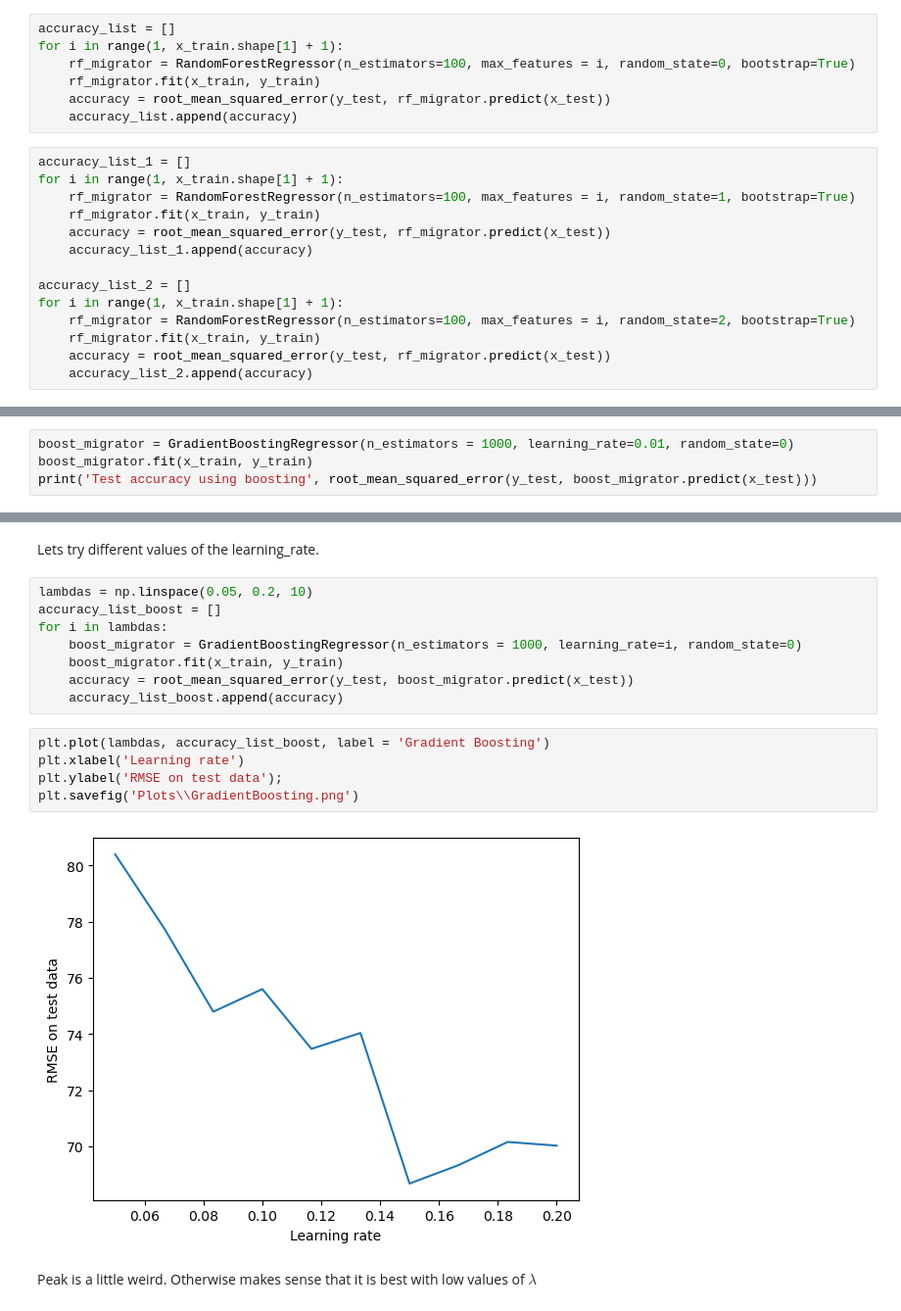
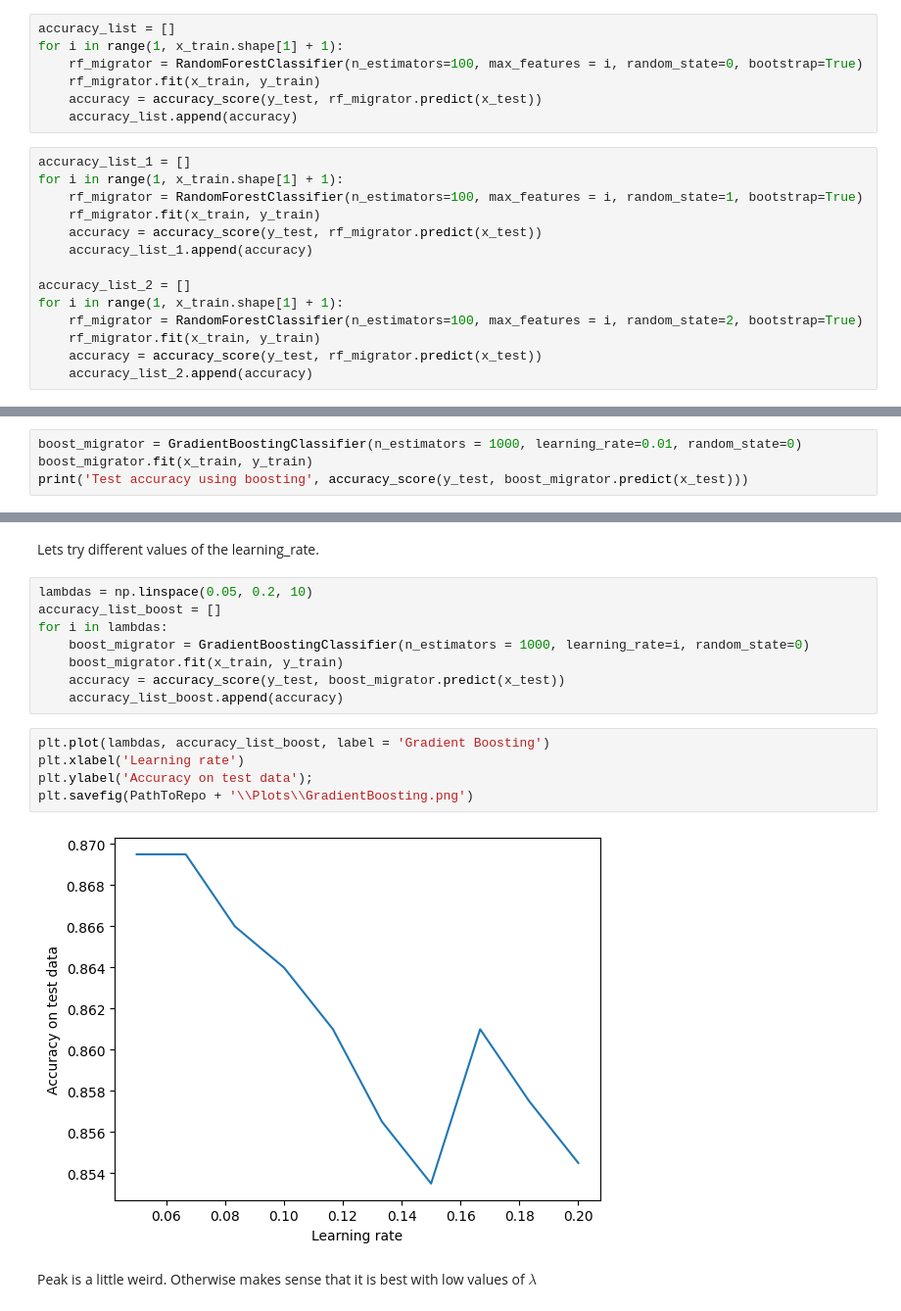
Before and after one commit to Chrillemis/Quant-Comp, a Jupyter notebook: Christian/Trees.ipynb, the cells around one changed output, grey strips where cells are left out. Shown at 98% size. Saved outputs shown, nothing was run; the diff lists cells and outputs as text.

```diff
--- a/Christian/Trees.ipynb
+++ b/Christian/Trees.ipynb
@@ -161,23 +212,23 @@ Do the same but vary the max_feauture argument for the RandomForestClassifier.
 # %%
 accuracy_list = []
 for i in range(1, x_train.shape[1] + 1):
-    rf_migrator = RandomForestRegressor(n_estimators=100, max_features = i, random_state=0, bootstrap=True)
+    rf_migrator = RandomForestClassifier(n_estimators=100, max_features = i, random_state=0, bootstrap=True)
     rf_migrator.fit(x_train, y_train)
-    accuracy = root_mean_squared_error(y_test, rf_migrator.predict(x_test))
+    accuracy = accuracy_score(y_test, rf_migrator.predict(x_test))
     accuracy_list.append(accuracy)
 # %%
 accuracy_list_1 = []
 for i in range(1, x_train.shape[1] + 1):
-    rf_migrator = RandomForestRegressor(n_estimators=100, max_features = i, random_state=1, bootstrap=True)
+    rf_migrator = RandomForestClassifier(n_estimators=100, max_features = i, random_state=1, bootstrap=True)
     rf_migrator.fit(x_train, y_train)
-    accuracy = root_mean_squared_error(y_test, rf_migrator.predict(x_test))
+    accuracy = accuracy_score(y_test, rf_migrator.predict(x_test))
     accuracy_list_1.append(accuracy)
 
 accuracy_list_2 = []
 for i in range(1, x_train.shape[1] + 1):
-    rf_migrator = RandomForestRegressor(n_estimators=100, max_features = i, random_state=2, bootstrap=True)
+    rf_migrator = RandomForestClassifier(n_estimators=100, max_features = i, random_state=2, bootstrap=True)
     rf_migrator.fit(x_train, y_train)
-    accuracy = root_mean_squared_error(y_test, rf_migrator.predict(x_test))
+    accuracy = accuracy_score(y_test, rf_migrator.predict(x_test))
     accuracy_list_2.append(accuracy)
 # %%
 plt.figure(figsize=(10, 6))
@@ -200,7 +251,7 @@ from sklearn.ensemble import GradientBoostingRegressor
 # %% [markdown]
 The argument n_estimators=1000 indicates that we want 1000 trees, and the option max_depth=3 limits the depth of each tree. The argument learning_rate is the $\lambda$ (i.e. the shrinkage parameter).
 # %%
-boost_migrator = GradientBoostingRegressor(n_estimators = 1000, learning_rate=0.01, random_state=0)
+boost_migrator = GradientBoostingClassifier(n_estimators = 1000, learning_rate=0.01, random_state=0)
 boost_migrator.fit(x_train, y_train)
-print('Test accuracy using boosting', root_mean_squared_error(y_test, boost_migrator.predict(x_test)))
+print('Test accuracy using boosting', accuracy_score(y_test, boost_migrator.predict(x_test)))
 # %% [output]
@@ -211,17 +262,17 @@ Lets try different values of the learning_rate.
 lambdas = np.linspace(0.05, 0.2, 10)
 accuracy_list_boost = []
 for i in lambdas:
-    boost_migrator = GradientBoostingRegressor(n_estimators = 1000, learning_rate=i, random_state=0)
+    boost_migrator = GradientBoostingClassifier(n_estimators = 1000, learning_rate=i, random_state=0)
     boost_migrator.fit(x_train, y_train)
-    accuracy = root_mean_squared_error(y_test, boost_migrator.predict(x_test))
+    accuracy = accuracy_score(y_test, boost_migrator.predict(x_test))
     accuracy_list_boost.append(accuracy)
 # %%
 plt.plot(lambdas, accuracy_list_boost, label = 'Gradient Boosting')
 plt.xlabel('Learning rate')
-plt.ylabel('RMSE on test data');
-plt.savefig('Plots\\GradientBoosting.png')
+plt.ylabel('Accuracy on test data');
+plt.savefig(PathToRepo + '\\Plots\\GradientBoosting.png')
 # %% [output]
-[figure, old version]
+[figure, new version]
 # %% [markdown]
 Peak is a little weird. Otherwise makes sense that it is best with low values of $\lambda$
 # %%
```
Also changed, not shown: parts of 24 cells of this notebook.
